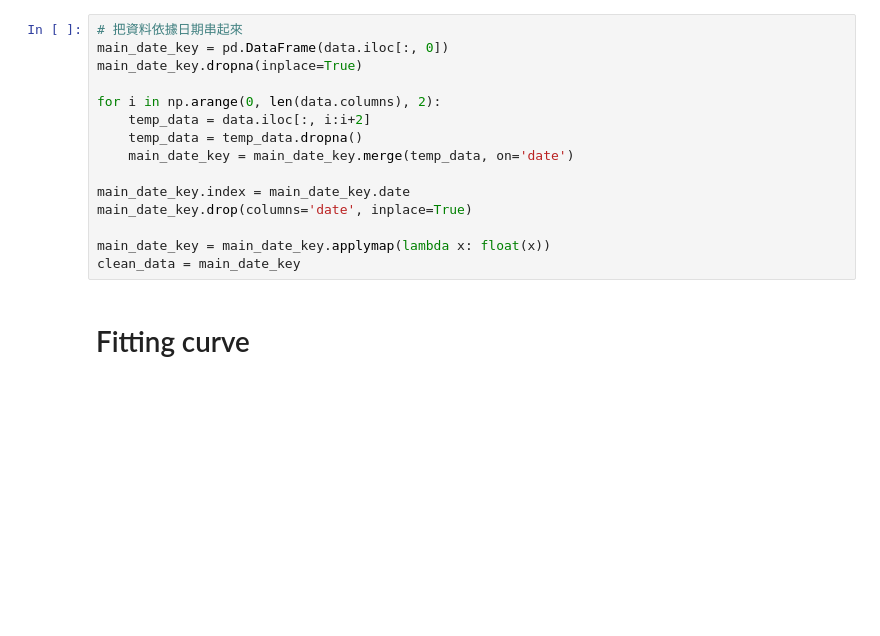
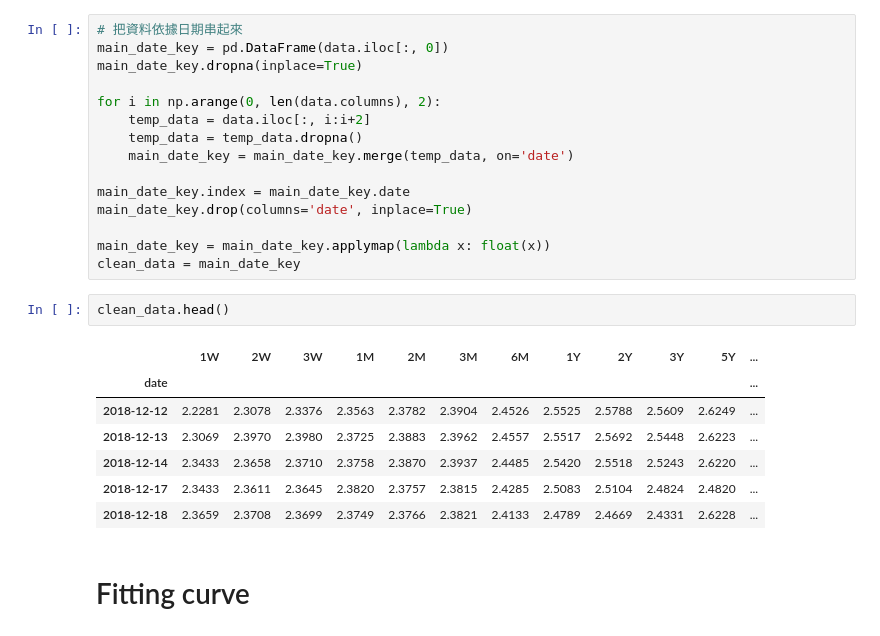
Before and after one commit to Andy-Liu66/Ad_hoc_task, a Jupyter notebook: Curve fitting/curve fitting.ipynb, the cells around one changed output. Drawn from its saved outputs; the diff is of its cells as text; blank space fills up the shorter version.

```diff
--- a/Curve fitting/curve fitting.ipynb
+++ b/Curve fitting/curve fitting.ipynb
@@ -45,6 +64,16 @@ main_date_key.drop(columns='date', inplace=True)
 
 main_date_key = main_date_key.applymap(lambda x: float(x))
 clean_data = main_date_key
+# %%
+clean_data.head()
+# %% [output]
+|  | 1W | 2W | 3W | 1M | 2M | 3M | 6M | 1Y | 2Y | 3Y | 5Y | ... |
+| date |  |  |  |  |  |  |  |  |  |  |  | ... |
+| 2018-12-12 | 2.2281 | 2.3078 | 2.3376 | 2.3563 | 2.3782 | 2.3904 | 2.4526 | 2.5525 | 2.5788 | 2.5609 | 2.6249 | ... |
+| 2018-12-13 | 2.3069 | 2.3970 | 2.3980 | 2.3725 | 2.3883 | 2.3962 | 2.4557 | 2.5517 | 2.5692 | 2.5448 | 2.6223 | ... |
+| 2018-12-14 | 2.3433 | 2.3658 | 2.3710 | 2.3758 | 2.3870 | 2.3937 | 2.4485 | 2.5420 | 2.5518 | 2.5243 | 2.6220 | ... |
+| 2018-12-17 | 2.3433 | 2.3611 | 2.3645 | 2.3820 | 2.3757 | 2.3815 | 2.4285 | 2.5083 | 2.5104 | 2.4824 | 2.4820 | ... |
+| 2018-12-18 | 2.3659 | 2.3708 | 2.3699 | 2.3749 | 2.3766 | 2.3821 | 2.4133 | 2.4789 | 2.4669 | 2.4331 | 2.6228 | ... |
 # %% [markdown]
 # Fitting curve
 # %%
```
Also changed, not shown: parts of 9 cells of this notebook.
